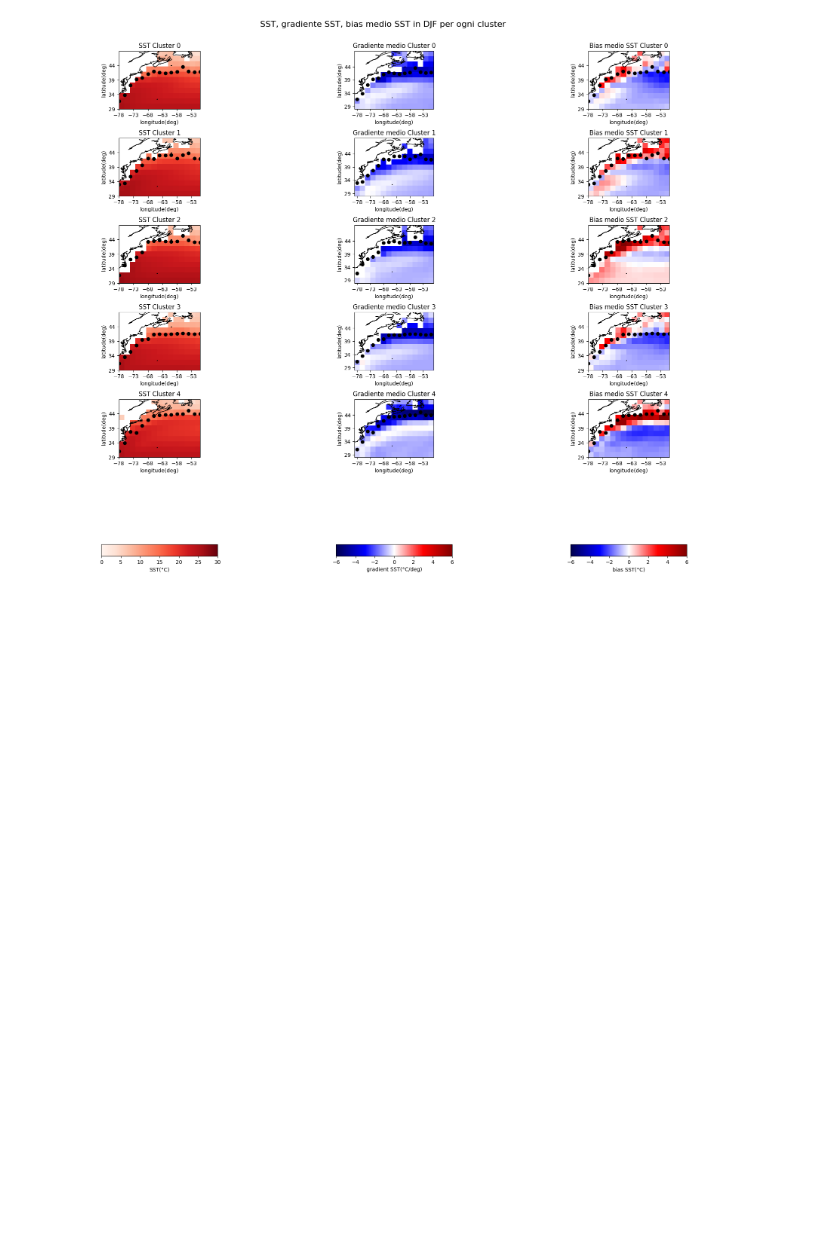
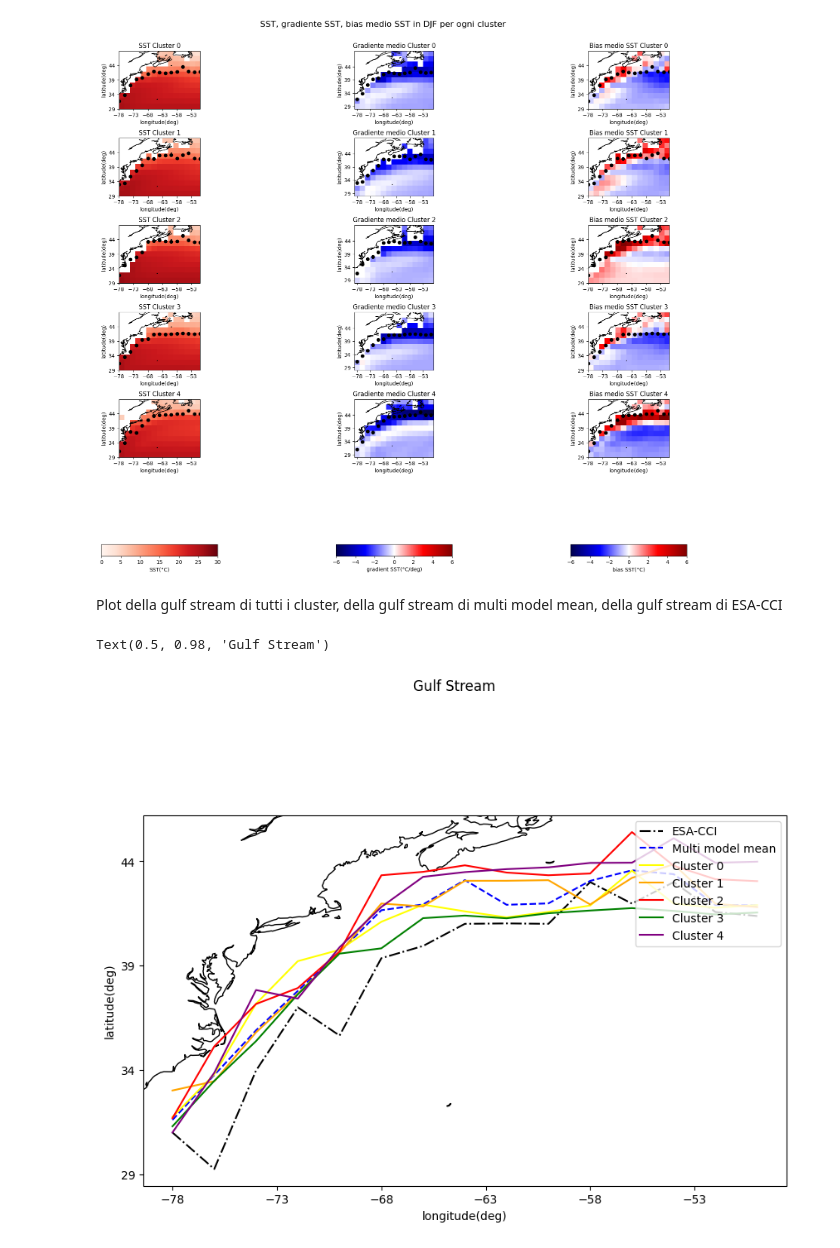
Before and after one commit to sbeltrami/tesi, a Jupyter notebook: gulf_stream_plot.ipynb, the cells around one changed output. Cells and saved outputs as stored; diff of their text form; code cells hidden in the pictures; blank space fills up the shorter version.

```diff
--- a/gulf_stream_plot.ipynb
+++ b/gulf_stream_plot.ipynb
@@ -272,3 +341,22 @@ fig.suptitle('SST, gradiente SST, bias medio SST in DJF per ogni cluster', fonts
 # %% [output]
 Text(0.5, 0.92, 'SST, gradiente SST, bias medio SST in DJF per ogni cluster')
 [figure]
+# %% [markdown]
+Plot della gulf stream di tutti i cluster, della gulf stream di multi model mean, della gulf stream di ESA-CCI
+# %%
+color_list = ['black','blue','yellow','orange','red','green','purple'] #lista di colori perché voglio colori tutti diversi per le diverse Gulf Stream
+fig, ax = plt.subplots(figsize=(10,8),subplot_kw={'projection':ccrs.PlateCarree()})
+ax.plot(index_max_value_seas_mean.lon - 360, index_max_value_seas_mean.data, color=color_list[0], linestyle='-.', transform=ccrs.PlateCarree(),label='ESA-CCI')
+ax.plot(array_max_mean_seas_all_models.lon - 360, array_max_mean_seas_all_models.data, color=color_list[1], linestyle='--', transform=ccrs.PlateCarree(),label='Multi model mean')
+for index in range(5):
+    ax.plot(array_max_mean_seas[index].lon - 360, array_max_mean_seas[index].data, color=color_list[index+2], linestyle='-', transform=ccrs.PlateCarree(),label=f'Cluster {index}')
+ax.coastlines()
+ax.legend(loc='upper right')
+ax.set_xlabel('longitude(deg)')
+ax.set_ylabel('latitude(deg)')
+ax.set_xticks(np.arange(lon.min(), lon.max(), 5))
+ax.set_yticks(np.arange(lat.min(), lat.max(), 5))
+fig.suptitle('Gulf Stream')
+# %% [output]
+Text(0.5, 0.98, 'Gulf Stream')
+[figure, added]
```
Also changed, not shown: parts of 25 cells of this notebook.
